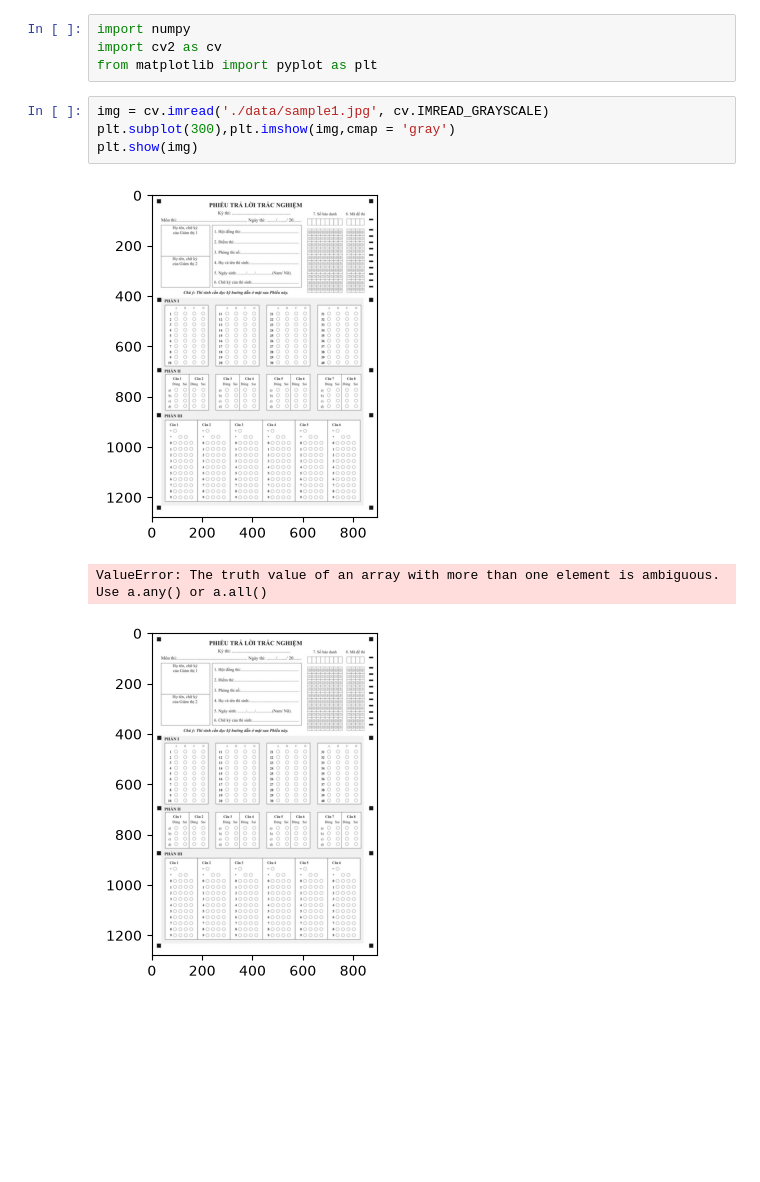
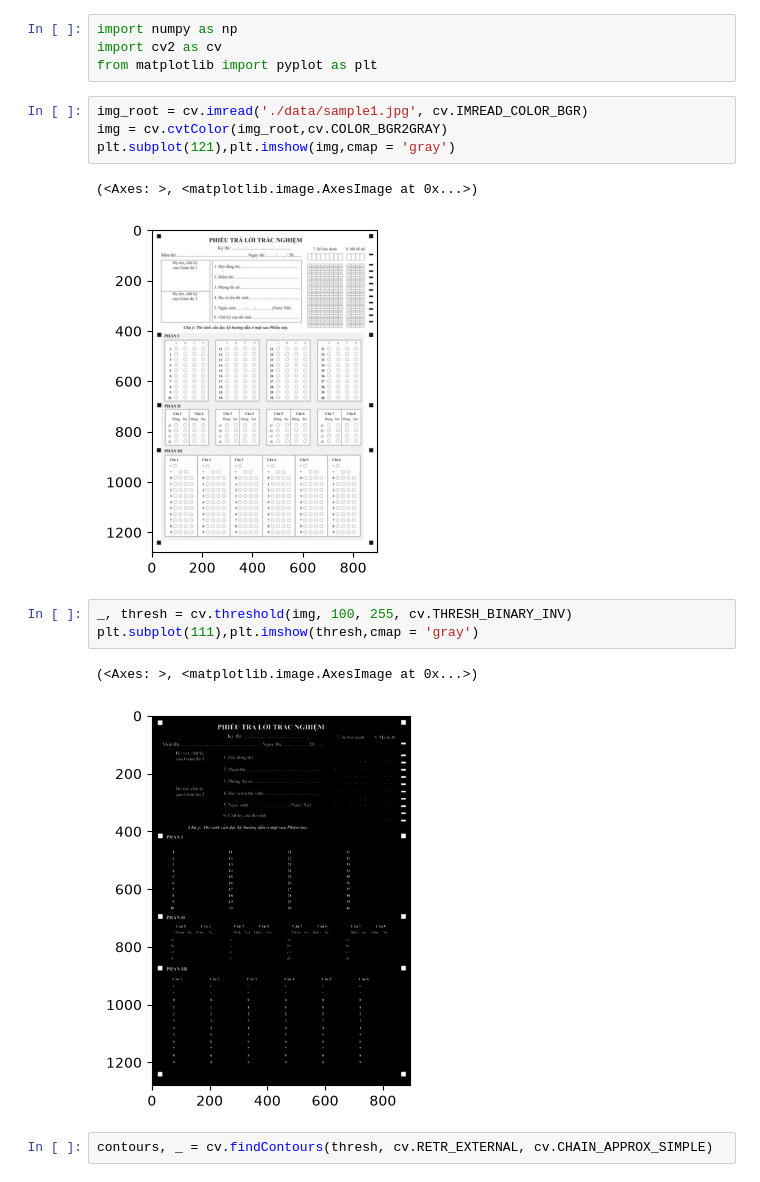
Before and after one commit to khanhdangtvc/OMR, a Jupyter notebook: image_processing.ipynb, the cells around one changed output. Cells and saved outputs as stored; diff of their text form; blank space fills up the shorter version.

Commit message:
contours

```diff
--- a/image_processing.ipynb
+++ b/image_processing.ipynb
@@ -1,12 +1,19 @@
 # %%
-import numpy
+import numpy as np
 import cv2 as cv
 from matplotlib import pyplot as plt
 # %%
-img = cv.imread('./data/sample1.jpg', cv.IMREAD_GRAYSCALE)
-plt.subplot(300),plt.imshow(img,cmap = 'gray')
-plt.show(img)
+img_root = cv.imread('./data/sample1.jpg', cv.IMREAD_COLOR_BGR)
+img = cv.cvtColor(img_root,cv.COLOR_BGR2GRAY)
+plt.subplot(121),plt.imshow(img,cmap = 'gray')
 # %% [output]
+(<Axes: >, <matplotlib.image.AxesImage at 0x...>)
 [figure]
-ValueError: The truth value of an array with more than one element is ambiguous. Use a.any() or a.all()
-[figure, removed]
+# %%
+_, thresh = cv.threshold(img, 100, 255, cv.THRESH_BINARY_INV)
+plt.subplot(111),plt.imshow(thresh,cmap = 'gray')
+# %% [output]
+(<Axes: >, <matplotlib.image.AxesImage at 0x...>)
+[figure, added]
+# %%
+contours, _ = cv.findContours(thresh, cv.RETR_EXTERNAL, cv.CHAIN_APPROX_SIMPLE)
```
Also changed, not shown: parts of 5 cells of this notebook, 1 other file.
